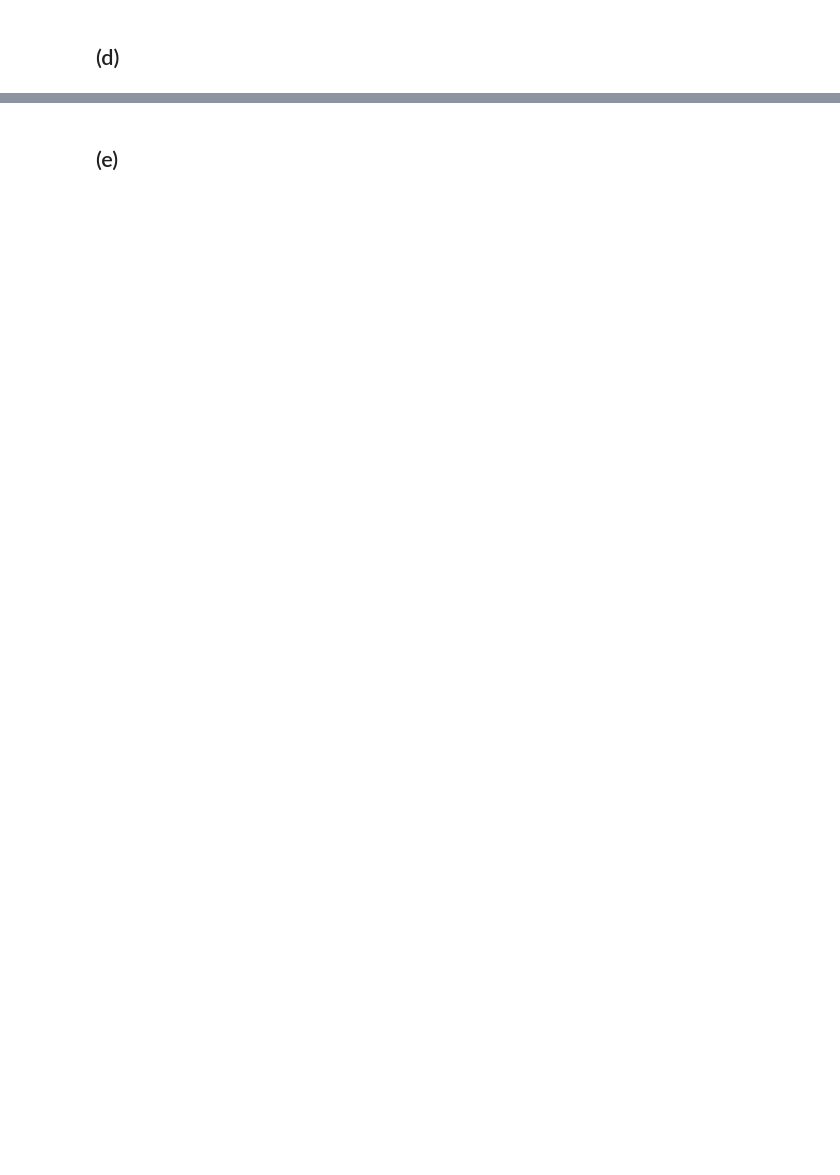
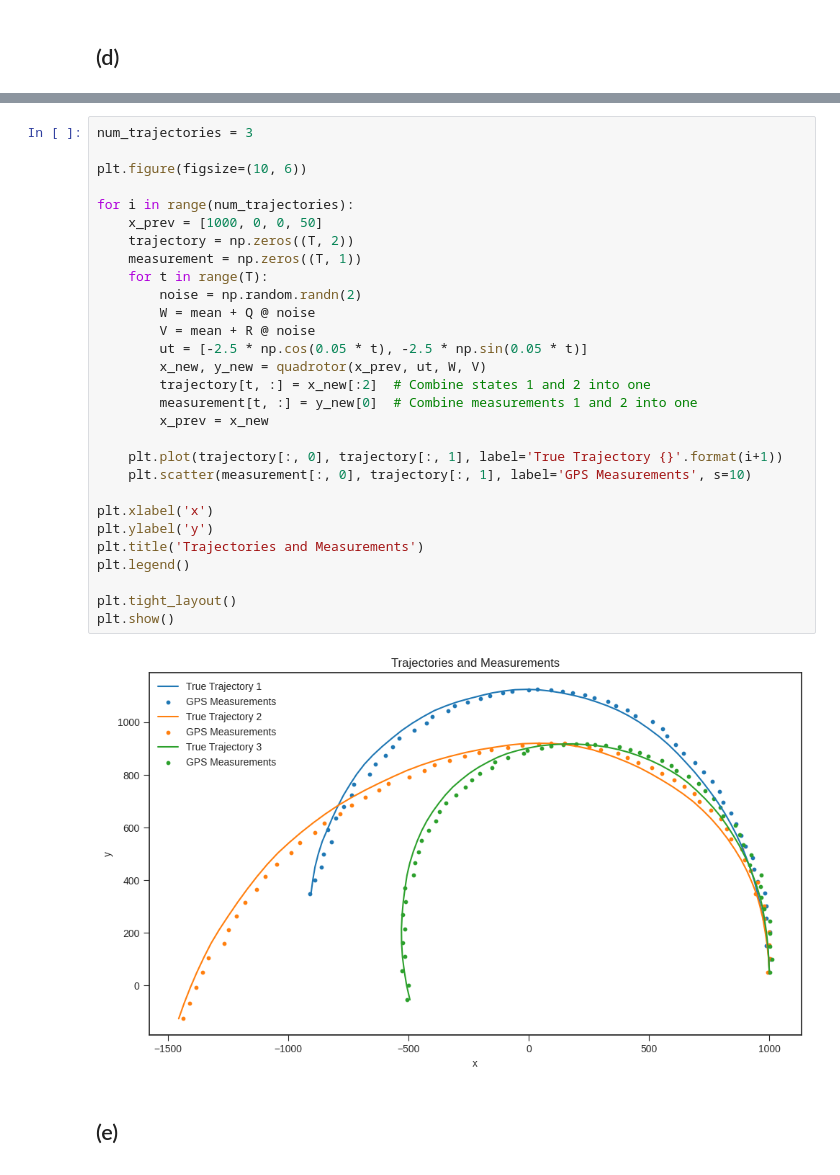
Before and after one commit to pareshrchaudhary/colab, a Jupyter notebook: homework/hw_04.ipynb, the cells around one changed output, grey strips where cells are left out. Cells and saved outputs as stored; diff of their text form; blank space fills up the shorter version.

```diff
--- a/homework/hw_04.ipynb
+++ b/homework/hw_04.ipynb
@@ -305,3 +329,34 @@ R =
+# %%
+num_trajectories = 3
+
+plt.figure(figsize=(10, 6))
+
+for i in range(num_trajectories):
+    x_prev = [1000, 0, 0, 50]
+    trajectory = np.zeros((T, 2))
+    measurement = np.zeros((T, 1))
+    for t in range(T):
+        noise = np.random.randn(2)
+        W = mean + Q @ noise
+        V = mean + R @ noise
+        ut = [-2.5 * np.cos(0.05 * t), -2.5 * np.sin(0.05 * t)]
+        x_new, y_new = quadrotor(x_prev, ut, W, V)
+        trajectory[t, :] = x_new[:2]  # Combine states 1 and 2 into one
+        measurement[t, :] = y_new[0]  # Combine measurements 1 and 2 into one
+        x_prev = x_new
+
+    plt.plot(trajectory[:, 0], trajectory[:, 1], label='True Trajectory {}'.format(i+1))
+    plt.scatter(measurement[:, 0], trajectory[:, 1], label='GPS Measurements', s=10)
+
+plt.xlabel('x')
+plt.ylabel('y')
+plt.title('Trajectories and Measurements')
+plt.legend()
+
+plt.tight_layout()
+plt.show()
+# %% [output]
+[figure, added]
 # %% [markdown]
 ## (e)
 
```
Also changed, not shown: parts of 12 cells of this notebook.
